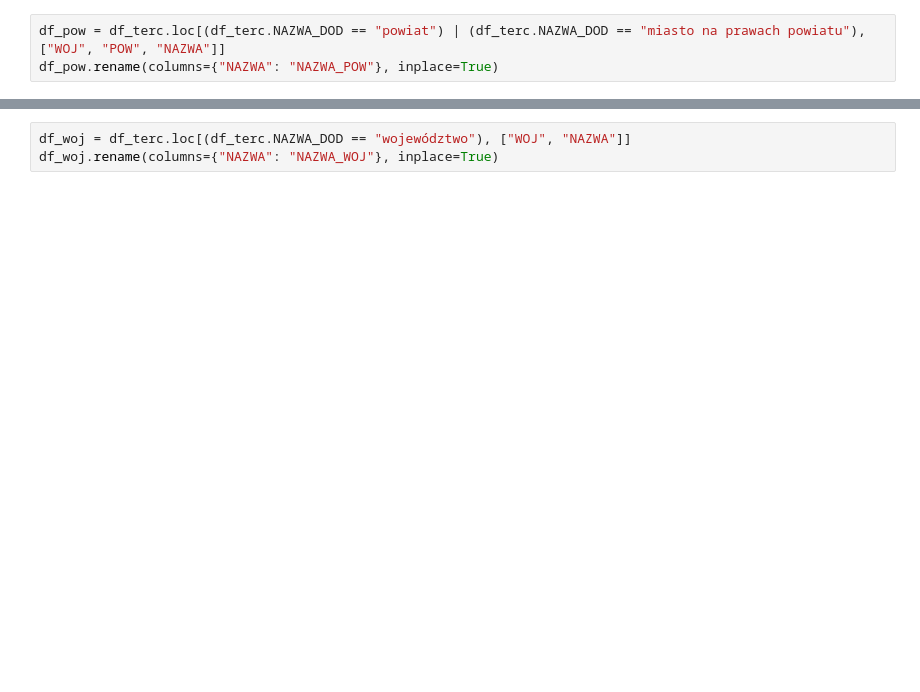
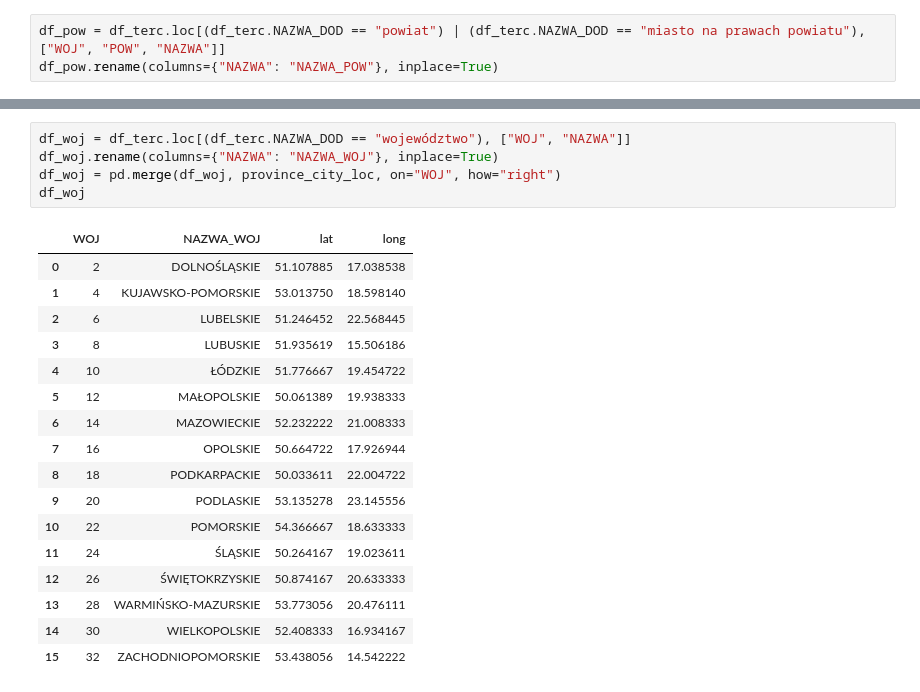
Before and after one commit to not7cd/covid19-poland-data, a Jupyter notebook: Data wrangling.ipynb, the cells around one changed output, grey strips where cells are left out. Drawn from its saved outputs; the diff is of its cells as text; blank space fills up the shorter version.

```diff
--- a/Data wrangling.ipynb
+++ b/Data wrangling.ipynb
@@ -10,6 +42,26 @@ df_pow.rename(columns={"NAZWA": "NAZWA_POW"}, inplace=True)
 # %%
 df_woj = df_terc.loc[(df_terc.NAZWA_DOD == "województwo"), ["WOJ", "NAZWA"]]
 df_woj.rename(columns={"NAZWA": "NAZWA_WOJ"}, inplace=True)
+df_woj = pd.merge(df_woj, province_city_loc, on="WOJ", how="right")
+df_woj
+# %% [output]
+|  | WOJ | NAZWA_WOJ | lat | long |
+| 0 | 2 | DOLNOŚLĄSKIE | 51.107885 | 17.038538 |
+| 1 | 4 | KUJAWSKO-POMORSKIE | 53.013750 | 18.598140 |
+| 2 | 6 | LUBELSKIE | 51.246452 | 22.568445 |
+| 3 | 8 | LUBUSKIE | 51.935619 | 15.506186 |
+| 4 | 10 | ŁÓDZKIE | 51.776667 | 19.454722 |
+| 5 | 12 | MAŁOPOLSKIE | 50.061389 | 19.938333 |
+| 6 | 14 | MAZOWIECKIE | 52.232222 | 21.008333 |
+| 7 | 16 | OPOLSKIE | 50.664722 | 17.926944 |
+| 8 | 18 | PODKARPACKIE | 50.033611 | 22.004722 |
+| 9 | 20 | PODLASKIE | 53.135278 | 23.145556 |
+| 10 | 22 | POMORSKIE | 54.366667 | 18.633333 |
+| 11 | 24 | ŚLĄSKIE | 50.264167 | 19.023611 |
+| 12 | 26 | ŚWIĘTOKRZYSKIE | 50.874167 | 20.633333 |
+| 13 | 28 | WARMIŃSKO-MAZURSKIE | 53.773056 | 20.476111 |
+| 14 | 30 | WIELKOPOLSKIE | 52.408333 | 16.934167 |
+| 15 | 32 | ZACHODNIOPOMORSKIE | 53.438056 | 14.542222 |
 # %%
 city_county = pd.merge(
     df_simc,
```
Also changed, not shown: parts of 10 cells of this notebook.
